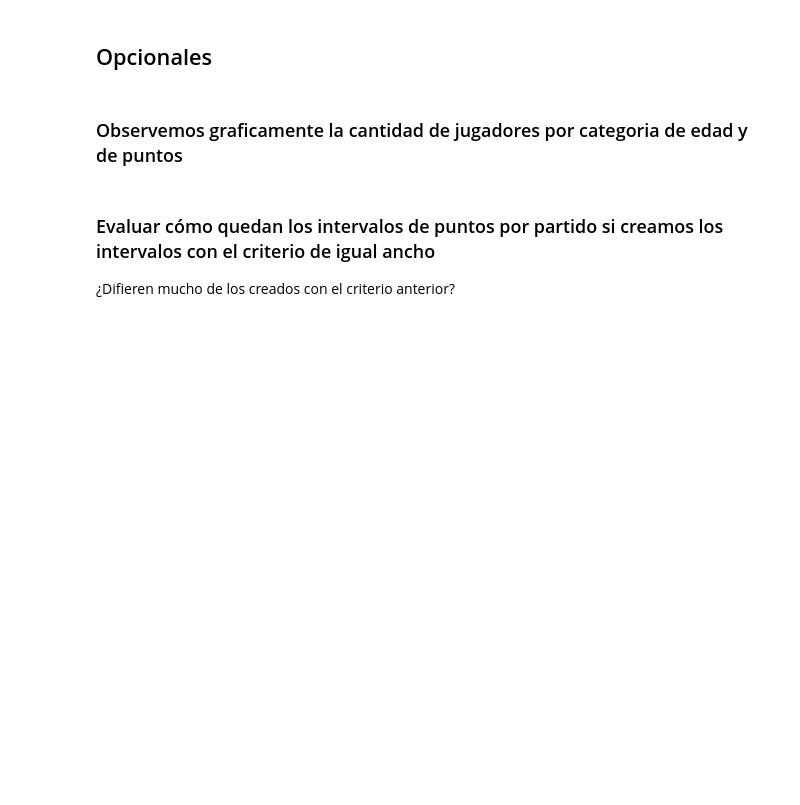
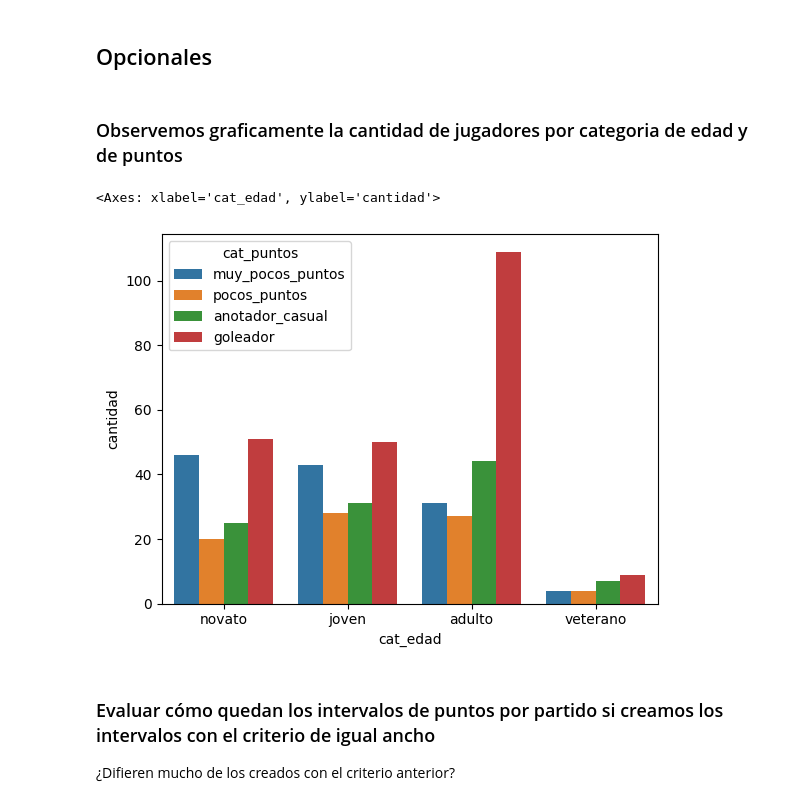
Before and after one commit to carlos1680/CPEDS, a Jupyter notebook: modulo3_DataWrangling/Clase 5 - Discretizacion de Variables/discretizacion_practica.ipynb, the cells around one changed output. Cells and saved outputs as stored; diff of their text form; code cells hidden in the pictures; blank space fills up the shorter version.

```diff
--- a/modulo3_DataWrangling/Clase 5 - Discretizacion de Variables/discretizacion_practica.ipynb
+++ b/modulo3_DataWrangling/Clase 5 - Discretizacion de Variables/discretizacion_practica.ipynb
@@ -85,7 +143,10 @@ Hay que dividirlos en 4 categorías de tal manera que aproximadamente el 25% de
 ¿Qué observamos en estos intervalos?
 # %%
 # Definamos una lista de etiquetas para facilitar analisis posterior
+etiquetas_puntos = ['muy_pocos_puntos',
+                    'pocos_puntos', 'anotador_casual', 'goleador']
 # %%
 # Creamos la nueva variable
+nba['cat_puntos'] = pd.cut(x=nba['g'], bins=4, labels=etiquetas_puntos)
 # %%
 # Observemos nuestros datos
@@ -101,7 +190,9 @@ Hay que dividirlos en 3 grupos a intervalos regulares de partidos
 ¿Qué observamos en estos intervalos?
 # %%
 # Definamos una lista de etiquetas para facilitar analisis posterior
+etiquetas_partidos = ['partidos_bajo', 'partidos_medio', 'partidos_alto']
 # %%
 # Creamos la nueva variable
+nba['cat_partidos'] = pd.cut(x=nba['g'], bins=3, labels=etiquetas_partidos)
 # %%
 # Observemos nuestros datos
@@ -124,3 +286,12 @@ Ahora que tenemos las variables con las categorías necesarias necesitamos hacer
+# %%
+# Graficamos
+cantidad_edad_puntos = nba.groupby(['cat_edad', 'cat_puntos'], observed = True).agg(
+    cantidad=('player', 'count')).reset_index()
+sns.barplot(x='cat_edad', y='cantidad',
+            hue='cat_puntos', data=cantidad_edad_puntos)
+# %% [output]
+<Axes: xlabel='cat_edad', ylabel='cantidad'>
+[figure, added]
 # %% [markdown]
 ### Evaluar cómo quedan los intervalos de puntos por partido si creamos los intervalos con el criterio de igual ancho
 
```
Also changed, not shown: parts of 19 cells of this notebook, 4 other files.
